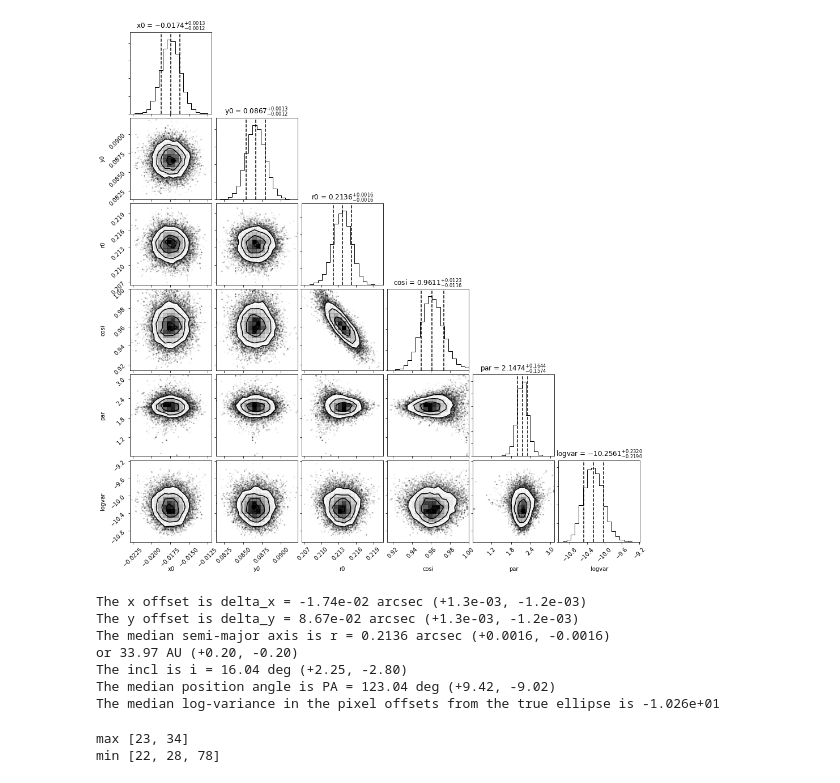
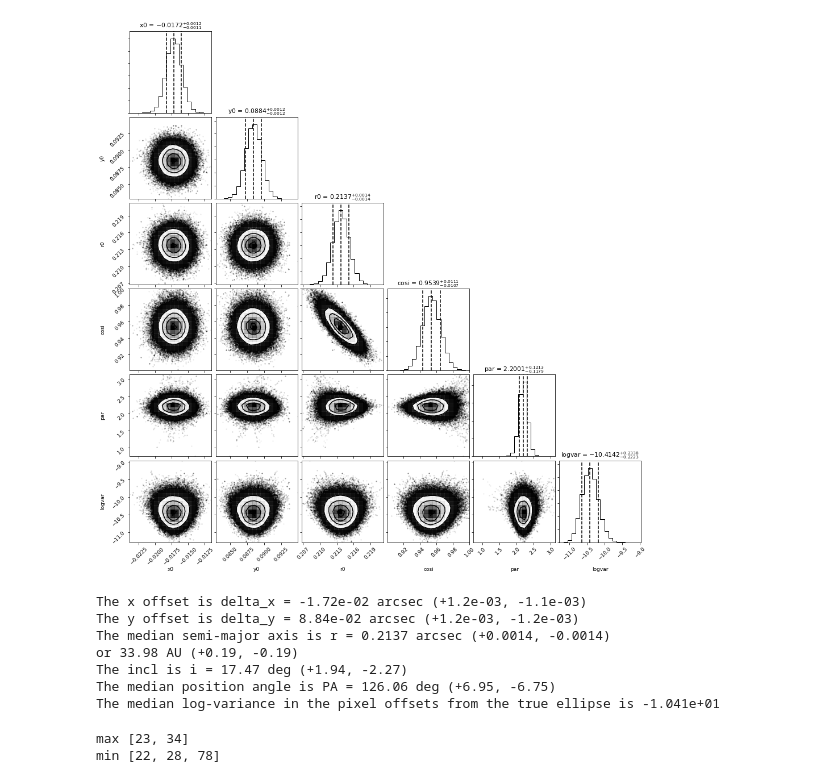
Before and after one commit to seanandrews/p484, a Jupyter notebook: projects/huang/rings/RULupellipsefit.ipynb, the cells around one changed output. Cells and saved outputs as stored; diff of their text form; code cells hidden in the pictures.

```diff
--- a/projects/huang/rings/RULupellipsefit.ipynb
+++ b/projects/huang/rings/RULupellipsefit.ipynb
@@ -87,7 +87,7 @@ The MLE log-variance in the pixel offsets from the true ellipse is -1.066e+01
 #do mcmc fit
 def lnprior(ellipse_params):
     x0, y0, r0, cosi, par, logvar = ellipse_params
-    if -4.5 < x0 < 4.5 and -4.5 < y0 < 4.5 and 0 < r0 < 4.5 and -1<cosi<1 and 0 < par < np.pi and -15<logvar<-5:
+    if -4.5 < x0 < 4.5 and -4.5 < y0 < 4.5 and 0 < r0 < 4.5 and 0<cosi<1 and 0 < par < np.pi and -15<logvar<-5:
         return 0.0
     return -np.inf
 
@@ -97,9 +97,9 @@ def lnprob(ellipse_params, xcoord, ycoord):
         return -np.inf
     return lp + lnlike(ellipse_params, xcoord, ycoord)
 
-nwalkers = 100
+nwalkers = 30
 nthreads = 8
-nsteps = 2000
+nsteps = 20000
 sampler1 = run_mcmc(nwalkers, nthreads, nsteps, mle_1, lnprob, xcoords1, ycoords1)
 # %%
 
@@ -117,7 +117,7 @@ The median log-variance in the pixel offsets from the true ellipse is -1.052e+01
 # %%
 
 # Extract the ring that's at ~35 AU
-xcoords2, ycoords2 = cont.extract_ring(31,37,tbins = -176+8*np.arange(45), extract_type = 'max')
+xcoords2, ycoords2 = cont.extract_ring(30,36,tbins = -176+8*np.arange(45), extract_type = 'max')
 
 cont.plot_extracted_ring(cont,xcoords2, ycoords2, 0.4, 1)
 
@@ -139,14 +139,14 @@ The MLE log-variance in the pixel offsets from the true ellipse is -1.039e+01
 # %%
 sampler2 = run_mcmc(nwalkers, nthreads, nsteps, mle_2, lnprob, xcoords2, ycoords2)
 # %%
-plot_corner(sampler2, 1500, 1)
-sampler_results(sampler2, 1500, cont.src_distance)
+plot_corner(sampler2, 1000, 1)
+sampler_results(sampler2, 1000, cont.src_distance)
 # %% [output]
-[figure, old version]
+[figure, new version]
-The x offset is delta_x = -1.74e-02 arcsec (+1.3e-03, -1.2e-03)
-The y offset is delta_y = 8.67e-02 arcsec (+1.3e-03, -1.2e-03)
-The median semi-major axis is r = 0.2136 arcsec (+0.0016, -0.0016)
-or 33.97 AU (+0.20, -0.20)
-The incl is i = 16.04 deg (+2.25, -2.80)
-The median position angle is PA = 123.04 deg (+9.42, -9.02)
-The median log-variance in the pixel offsets from the true ellipse is -1.026e+01
+The x offset is delta_x = -1.72e-02 arcsec (+1.2e-03, -1.1e-03)
+The y offset is delta_y = 8.84e-02 arcsec (+1.2e-03, -1.2e-03)
+The median semi-major axis is r = 0.2137 arcsec (+0.0014, -0.0014)
+or 33.98 AU (+0.19, -0.19)
+The incl is i = 17.47 deg (+1.94, -2.27)
+The median position angle is PA = 126.06 deg (+6.95, -6.75)
+The median log-variance in the pixel offsets from the true ellipse is -1.041e+01
```
Also changed, not shown: parts of 7 cells of this notebook, 7 other files.
